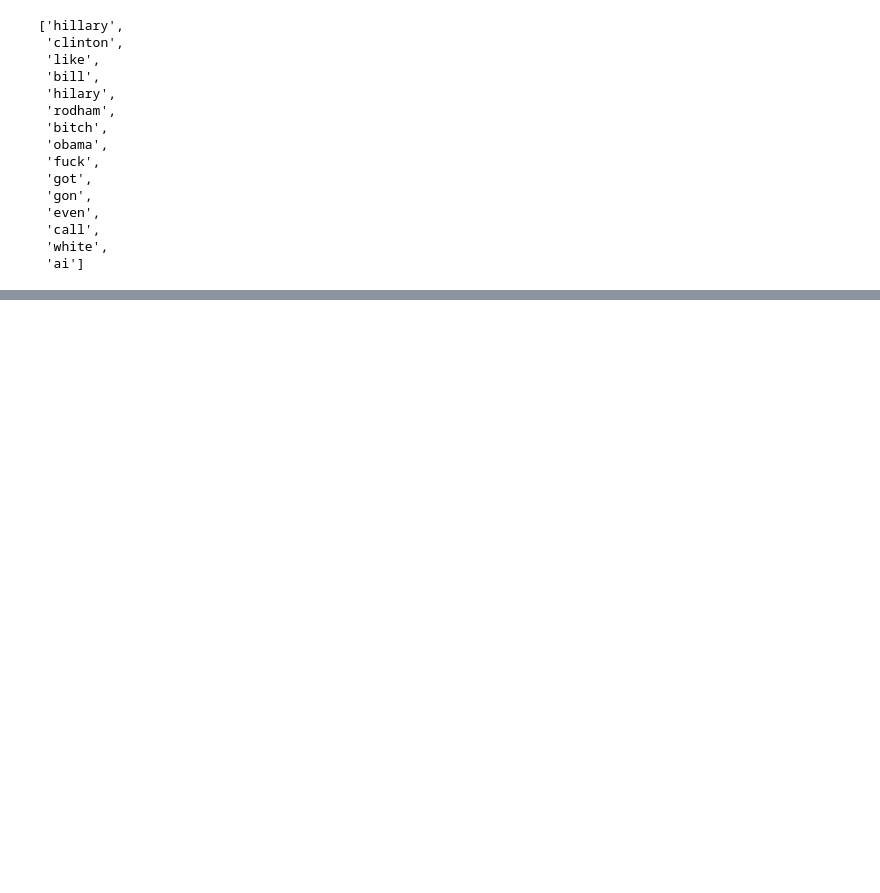
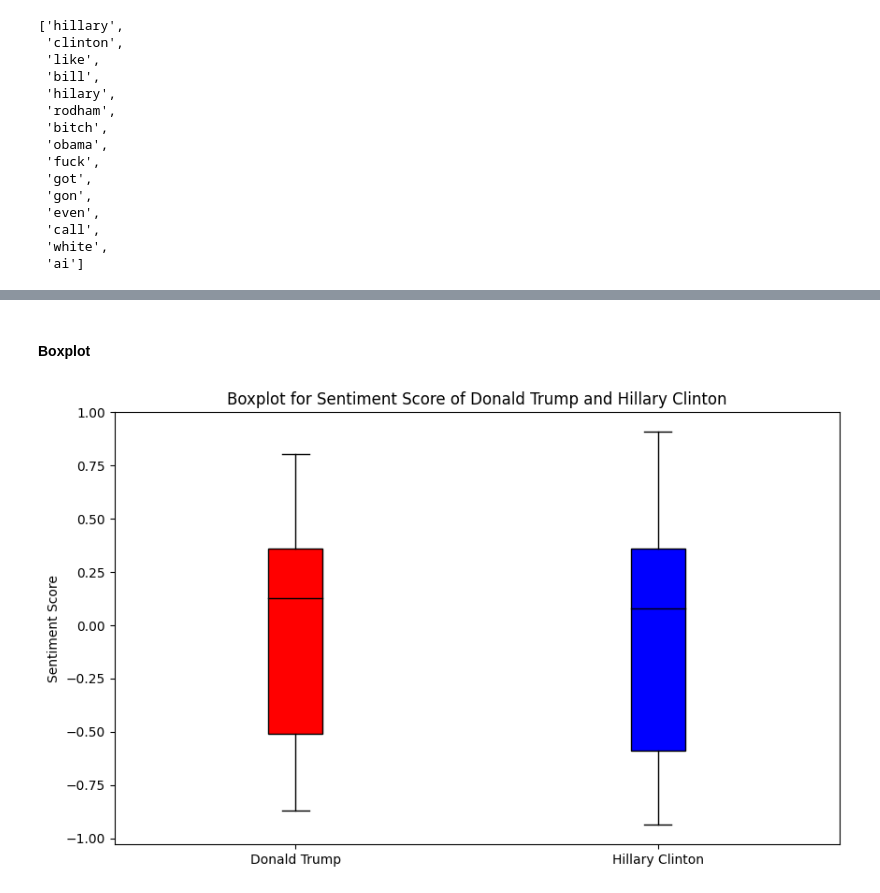
Before and after one commit to y00628/hip-hop, a Jupyter notebook: hillary_trump_sentiment_analysis.ipynb, the cells around one changed output, grey strips where cells are left out. Cells and saved outputs as stored; diff of their text form; code cells hidden in the pictures; blank space fills up the shorter version.

```diff
--- a/hillary_trump_sentiment_analysis.ipynb
+++ b/hillary_trump_sentiment_analysis.ipynb
@@ -202,0 +254,21 @@ See the caveats in the documentation: https://pandas.pydata.org/pandas-docs/stab
+# %% [markdown]
+#### Boxplot
+# %%
+polarity_scores = [trump_scores, clinton_scores]
+
+plt.figure(figsize=(10, 6))
+boxplot = plt.boxplot(polarity_scores, patch_artist=True, medianprops=dict(color='black'))
+
+colors = ['red', 'blue']
+for patch, color in zip(boxplot['boxes'], colors):
+    patch.set_facecolor(color)
+
+plt.xticks([1, 2], ['Donald Trump', 'Hillary Clinton'])
+
+plt.title('Boxplot for Sentiment Score of Donald Trump and Hillary Clinton')
+plt.ylabel('Sentiment Score')
+
+# Show plot
+plt.show()
+# %% [output]
+[figure, added]
```
Also changed, not shown: parts of 12 cells of this notebook.
